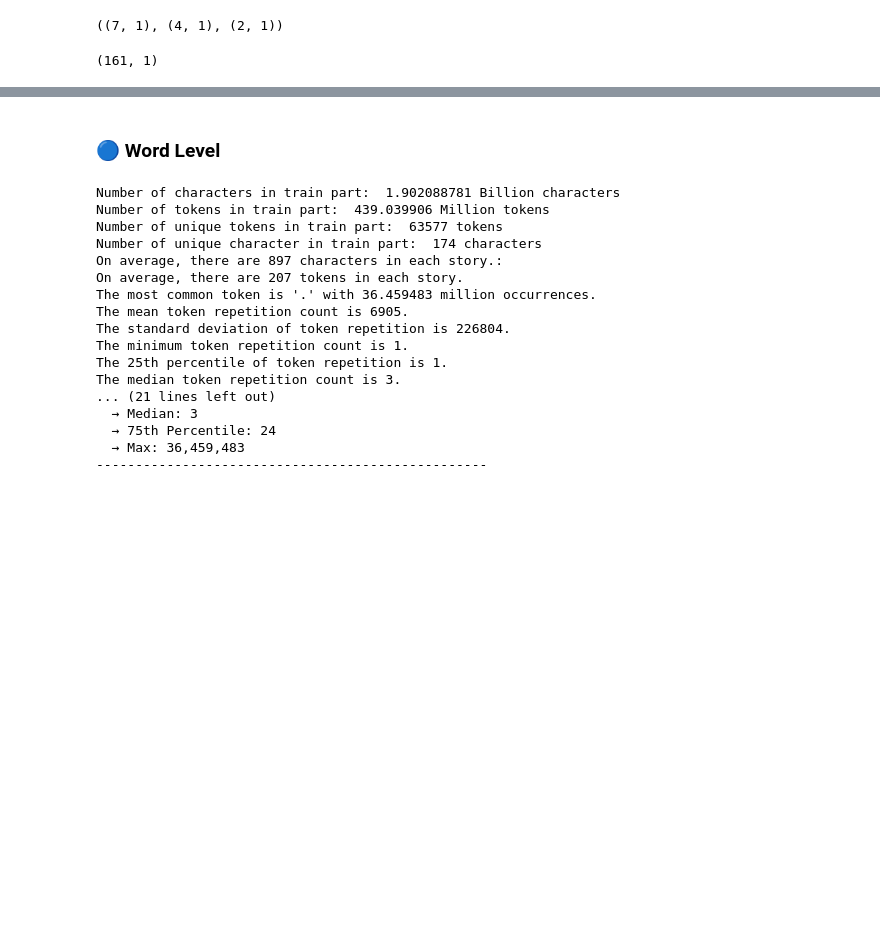
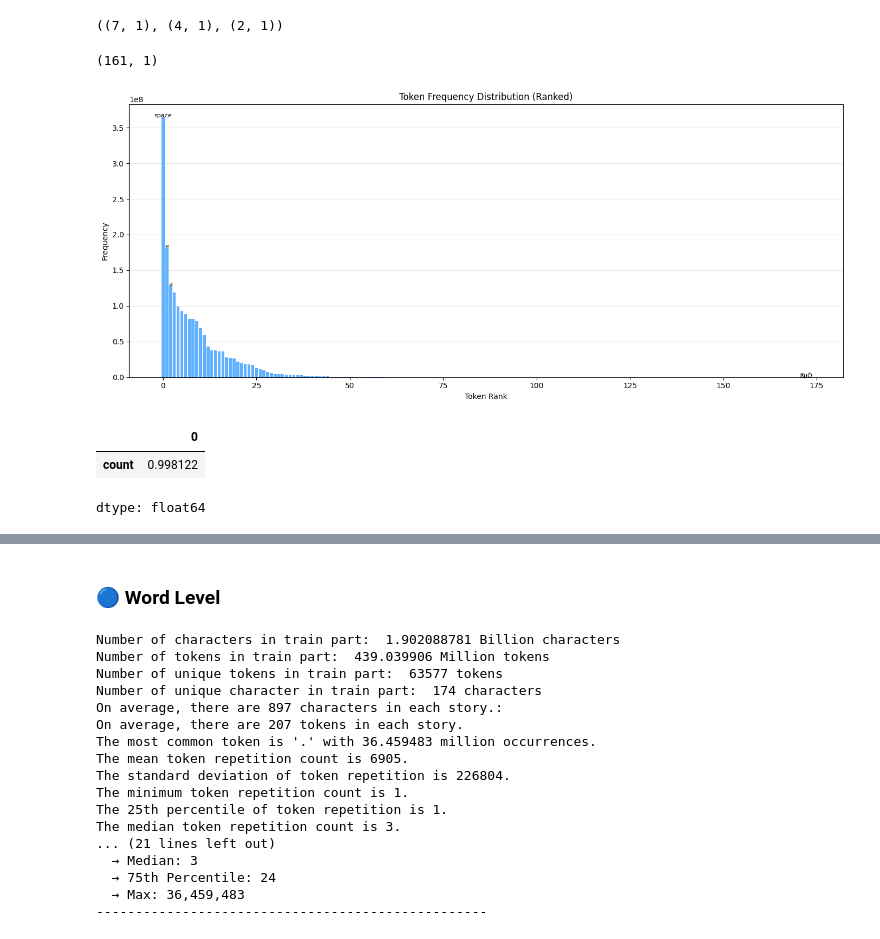
Before and after one commit to ahmadrezabaqerzade/GPT2, a Jupyter notebook: Analyze_dataset.ipynb, the cells around one changed output, grey strips where cells are left out. Cells and saved outputs as stored; diff of their text form; code cells hidden in the pictures; blank space fills up the shorter version.

```diff
--- a/Analyze_dataset.ipynb
+++ b/Analyze_dataset.ipynb
@@ -194,3 +203,31 @@ df_count_ch[df_count_ch['count'] == 1].shape, df_count_ch[df_count_ch['count'] =
 df_count_ch[df_count_ch['count'] > 3].shape
 # %% [output]
 (161, 1)
+# %%
+import matplotlib.pyplot as plt
+import numpy as np
+
+df_sorted = df_count_ch.sort_values(by='count', ascending=False)
+
+plt.figure(figsize=(14, 6))
+plt.bar(range(len(df_sorted)), df_sorted['count'],
+        color='dodgerblue', alpha=0.7, width=0.8)
+
+plt.title('Token Frequency Distribution (Ranked)')
+plt.xlabel('Token Rank')
+plt.ylabel('Frequency')
+for rank in [0, 1, 2, -3, -2, -1]:
+    token = df_sorted.index[rank]
+    plt.text(range(df_sorted.shape[0])[rank], df_sorted['count'].iloc[rank], token  if rank!=0 else "space", ha='center', fontsize=8)
+
+plt.grid(axis='y', alpha=0.3)
+plt.tight_layout()
+plt.show()
+# %% [output]
+[figure, added]
+# %%
+df_sorted.iloc[:50].sum()/num_char
+# %% [output]
+|  | 0 |
+| count | 0.998122 |
+dtype: float64
```
Also changed, not shown: parts of 13 cells of this notebook.
